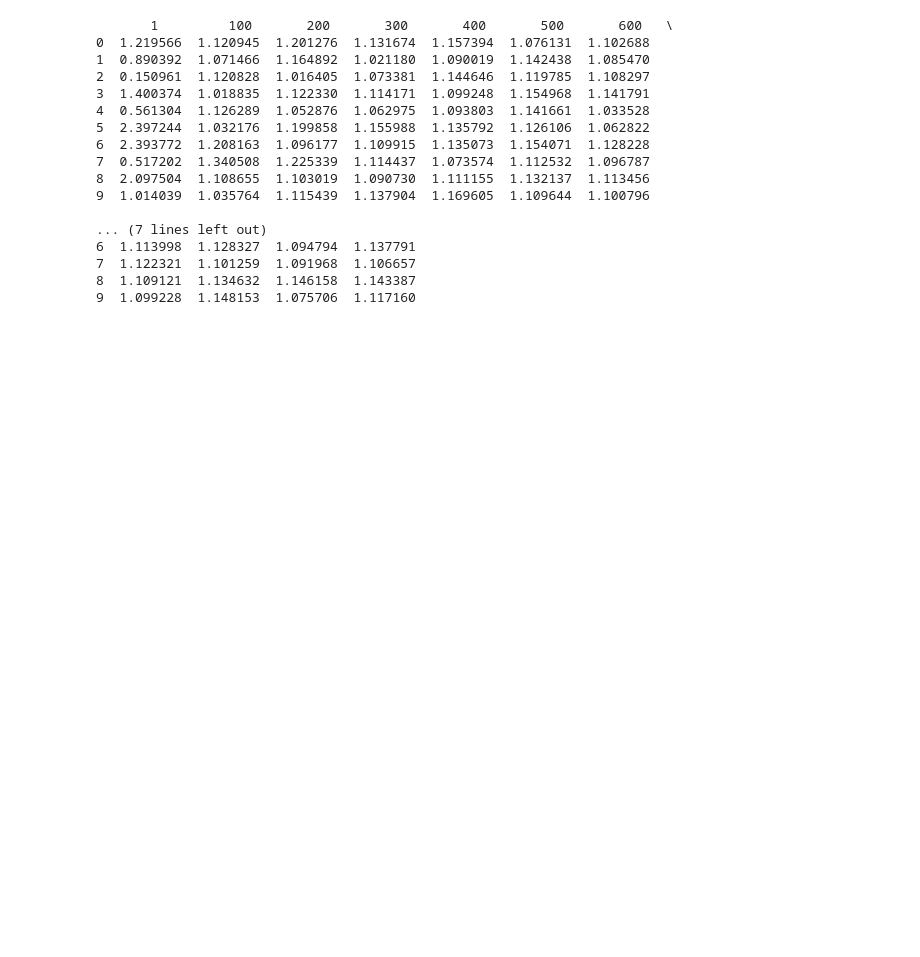
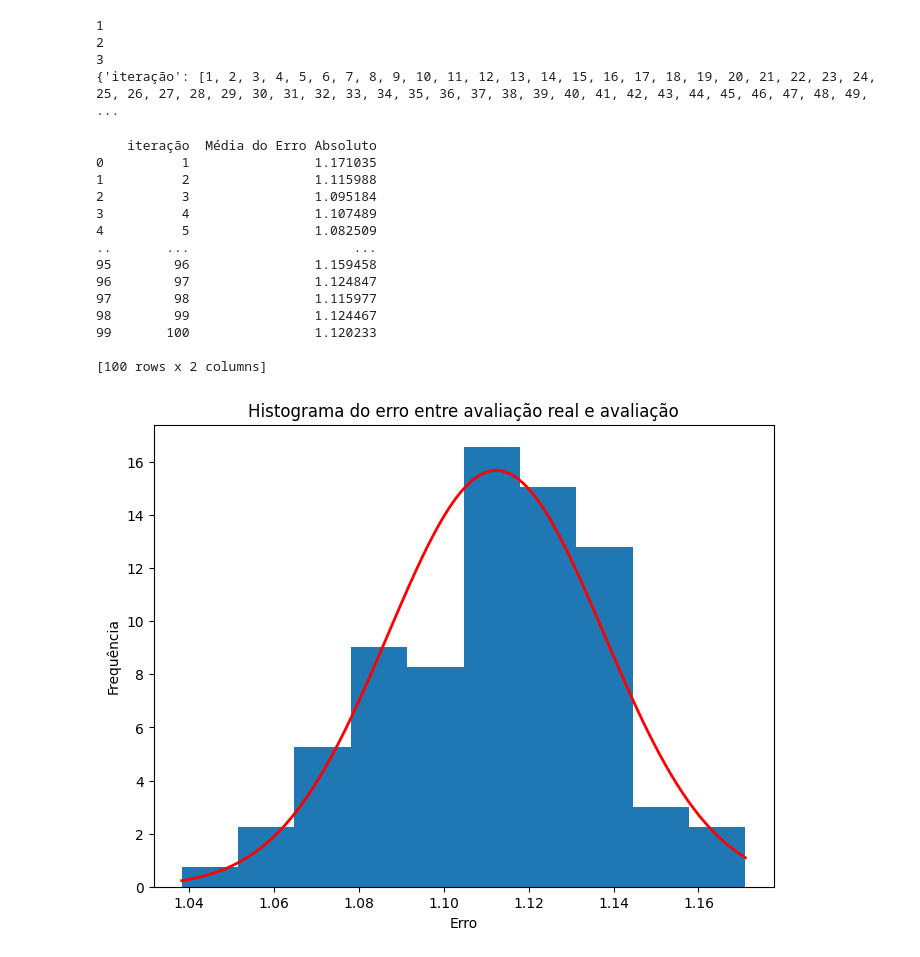
Before and after one commit to alemagno10/Rating-Foresight, a Jupyter notebook: Foresight.ipynb, the cells around one changed output. Drawn from its saved outputs; the diff is of its cells as text; code cells hidden in the pictures; blank space fills up the shorter version.

```diff
--- a/Foresight.ipynb
+++ b/Foresight.ipynb
@@ -50,7 +50,16 @@ def multPredictError(df,dfp,i):
     return error.mean()
 # %%
 # runs = [1,100,200,300,400,500,600,700,800,900,1000]
-# error = [multPredictError(df,dfp,i) for i in runs]
-# d = {"Quantidade de dados com ruído": runs, "Média do Erro Absoluto": error}
-# print(d)
+# error = [multPredictError(df,dfp,1000) for i in range(1,101)]
+error = []
+for i in range(1,4):
+    error.append(multPredictError(df,dfp,100))
+    print(i)
+d = {"iteração": list(range(1,101)), "Média do Erro Absoluto": error}
+print(d)
+# %% [output]
+1
+2
+3
+{'iteração': [1, 2, 3, 4, 5, 6, 7, 8, 9, 10, 11, 12, 13, 14, 15, 16, 17, 18, 19, 20, 21, 22, 23, 24, 25, 26, 27, 28, 29, 30, 31, 32, 33, 34, 35, 36, 37, 38, 39, 40, 41, 42, 43, 44, 45, 46, 47, 48, 49, ...
 # %%
@@ -68,22 +70,36 @@ for i in [1,100,200,300,400,500,600,700,800,900,1000]:
 # %%
 dfa = pd.DataFrame.from_dict(d)
 print(dfa)
-dfa.to_csv('dados.csv', index=False)
+dfa.to_csv('dadoooooos2222.csv', index=False)
 # %% [output]
-       1         100       200       300       400       500       600   \
-0  1.219566  1.120945  1.201276  1.131674  1.157394  1.076131  1.102688
-1  0.890392  1.071466  1.164892  1.021180  1.090019  1.142438  1.085470
-2  0.150961  1.120828  1.016405  1.073381  1.144646  1.119785  1.108297
-3  1.400374  1.018835  1.122330  1.114171  1.099248  1.154968  1.141791
-4  0.561304  1.126289  1.052876  1.062975  1.093803  1.141661  1.033528
-5  2.397244  1.032176  1.199858  1.155988  1.135792  1.126106  1.062822
-6  2.393772  1.208163  1.096177  1.109915  1.135073  1.154071  1.128228
-7  0.517202  1.340508  1.225339  1.114437  1.073574  1.112532  1.096787
-8  2.097504  1.108655  1.103019  1.090730  1.111155  1.132137  1.113456
-9  1.014039  1.035764  1.115439  1.137904  1.169605  1.109644  1.100796
+    iteração  Média do Erro Absoluto
+0          1                1.171035
+1          2                1.115988
+2          3                1.095184
+3          4                1.107489
+4          5                1.082509
+..       ...                     ...
+95        96                1.159458
+96        97                1.124847
+97        98                1.115977
+98        99                1.124467
+99       100                1.120233
 
-... (7 lines left out)
-6  1.113998  1.128327  1.094794  1.137791
-7  1.122321  1.101259  1.091968  1.106657
-8  1.109121  1.134632  1.146158  1.143387
-9  1.099228  1.148153  1.075706  1.117160
+[100 rows x 2 columns]
+# %%
+df_e = pd.read_csv('dadoooooos.csv')
+
+media = np.mean(df_e['Média do Erro Absoluto'])
+desvio_padrao = np.std(df_e['Média do Erro Absoluto'])
+x = np.linspace(min(df_e['Média do Erro Absoluto']), max(df_e['Média do Erro Absoluto']), 100)
+curva_normal = 1/(desvio_padrao * np.sqrt(2*np.pi)) * np.exp(-(x-media)**2 / (2*desvio_padrao**2))
+# %%
+plt.figure(figsize=(8,6))
+plt.hist(df_e['Média do Erro Absoluto'], bins=10, density=True)
+plt.plot(x, curva_normal, 'r', linewidth=2)
+plt.xlabel('Erro')
+plt.ylabel('Frequência')
+plt.title('Histograma do erro entre avaliação real e avaliação')
+plt.show()
+# %% [output]
+[figure, added]
```
Also changed, not shown: parts of 2 cells of this notebook, 4 other files.
